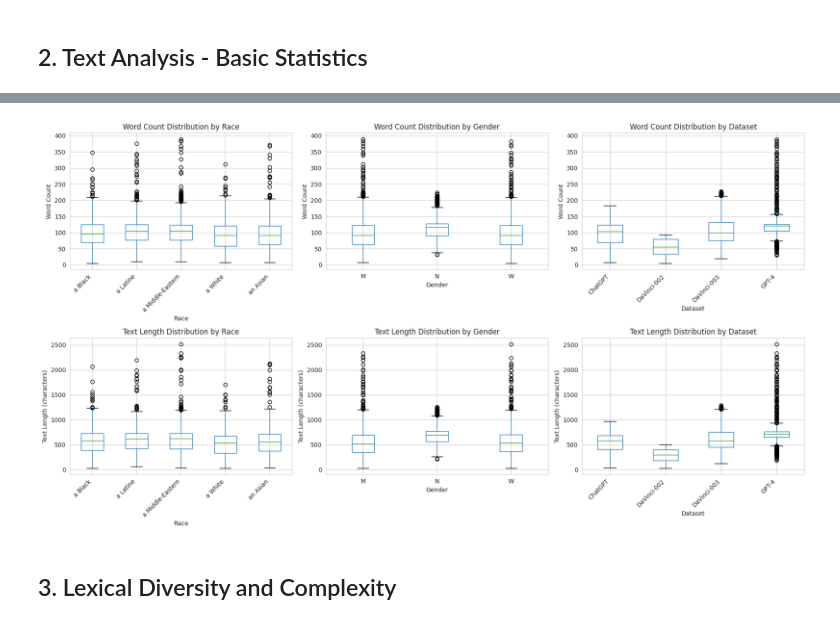
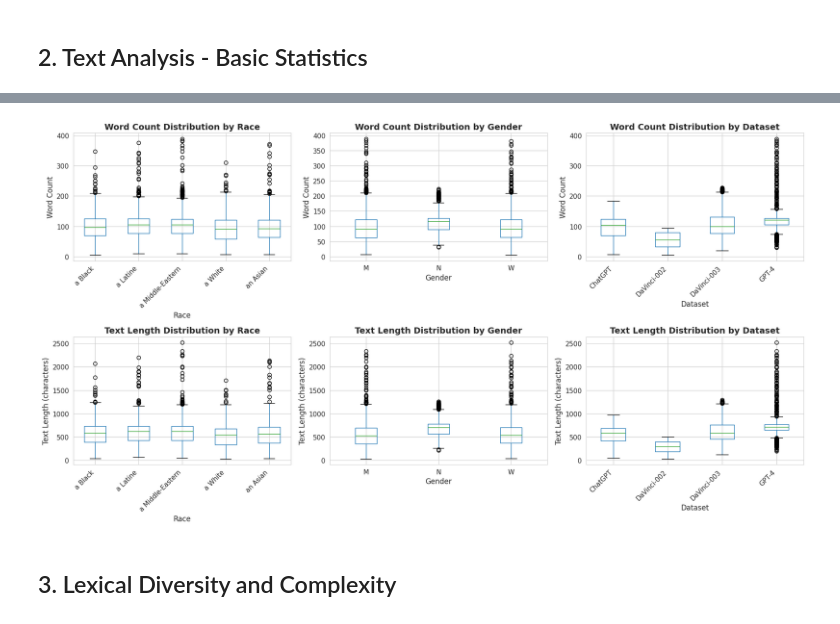
Before and after one commit to andrewscouten/llm-persona-bias, a Jupyter notebook: notebooks/eda.ipynb, the cells around one changed output, grey strips where cells are left out. Cells and saved outputs as stored; diff of their text form; code cells hidden in the pictures.

Commit message:
So many graphs and data saves

```diff
--- a/notebooks/eda.ipynb
+++ b/notebooks/eda.ipynb
@@ -245,59 +245,71 @@ Name: sentence_count, dtype: float64
 # Text statistics by demographic groups
 import matplotlib.pyplot as plt
 import seaborn as sns
+import os
+
+# Create output directory if it doesn't exist
+os.makedirs('../docs/assets', exist_ok=True)
 
 sns.set_style("whitegrid")
+plt.rcParams.update({'font.size': 12})
 fig, axes = plt.subplots(2, 3, figsize=(18, 10))
 
 # Word count by race
 df.boxplot(column='word_count', by='race', ax=axes[0, 0])
-axes[0, 0].set_title('Word Count Distribution by Race')
-axes[0, 0].set_xlabel('Race')
-axes[0, 0].set_ylabel('Word Count')
+axes[0, 0].set_title('Word Count Distribution by Race', fontsize=14, fontweight='bold')
+axes[0, 0].set_xlabel('Race', fontsize=12)
+axes[0, 0].set_ylabel('Word Count', fontsize=12)
 plt.sca(axes[0, 0])
-plt.xticks(rotation=45, ha='right')
+plt.xticks(rotation=45, ha='right', fontsize=11)
+plt.yticks(fontsize=11)
 
 # Word count by gender
 df.boxplot(column='word_count', by='gender', ax=axes[0, 1])
-axes[0, 1].set_title('Word Count Distribution by Gender')
-axes[0, 1].set_xlabel('Gender')
-axes[0, 1].set_ylabel('Word Count')
+axes[0, 1].set_title('Word Count Distribution by Gender', fontsize=14, fontweight='bold')
+axes[0, 1].set_xlabel('Gender', fontsize=12)
+axes[0, 1].set_ylabel('Word Count', fontsize=12)
+axes[0, 1].tick_params(axis='both', labelsize=11)
 
 # Word count by dataset
 df.boxplot(column='word_count', by='dataset', ax=axes[0, 2])
-axes[0, 2].set_title('Word Count Distribution by Dataset')
-axes[0, 2].set_xlabel('Dataset')
-axes[0, 2].set_ylabel('Word Count')
+axes[0, 2].set_title('Word Count Distribution by Dataset', fontsize=14, fontweight='bold')
+axes[0, 2].set_xlabel('Dataset', fontsize=12)
+axes[0, 2].set_ylabel('Word Count', fontsize=12)
 plt.sca(axes[0, 2])
-plt.xticks(rotation=45, ha='right')
+plt.xticks(rotation=45, ha='right', fontsize=11)
+plt.yticks(fontsize=11)
 
 # Text length by race
 df.boxplot(column='text_length', by='race', ax=axes[1, 0])
-axes[1, 0].set_title('Text Length Distribution by Race')
-axes[1, 0].set_xlabel('Race')
-axes[1, 0].set_ylabel('Text Length (characters)')
+axes[1, 0].set_title('Text Length Distribution by Race', fontsize=14, fontweight='bold')
+axes[1, 0].set_xlabel('Race', fontsize=12)
+axes[1, 0].set_ylabel('Text Length (characters)', fontsize=12)
 plt.sca(axes[1, 0])
-plt.xticks(rotation=45, ha='right')
+plt.xticks(rotation=45, ha='right', fontsize=11)
+plt.yticks(fontsize=11)
 
 # Text length by gender
 df.boxplot(column='text_length', by='gender', ax=axes[1, 1])
-axes[1, 1].set_title('Text Length Distribution by Gender')
-axes[1, 1].set_xlabel('Gender')
-axes[1, 1].set_ylabel('Text Length (characters)')
+axes[1, 1].set_title('Text Length Distribution by Gender', fontsize=14, fontweight='bold')
+axes[1, 1].set_xlabel('Gender', fontsize=12)
+axes[1, 1].set_ylabel('Text Length (characters)', fontsize=12)
+axes[1, 1].tick_params(axis='both', labelsize=11)
 
 # Text length by dataset
 df.boxplot(column='text_length', by='dataset', ax=axes[1, 2])
-axes[1, 2].set_title('Text Length Distribution by Dataset')
-axes[1, 2].set_xlabel('Dataset')
-axes[1, 2].set_ylabel('Text Length (characters)')
+axes[1, 2].set_title('Text Length Distribution by Dataset', fontsize=14, fontweight='bold')
+axes[1, 2].set_xlabel('Dataset', fontsize=12)
+axes[1, 2].set_ylabel('Text Length (characters)', fontsize=12)
 plt.sca(axes[1, 2])
-plt.xticks(rotation=45, ha='right')
+plt.xticks(rotation=45, ha='right', fontsize=11)
+plt.yticks(fontsize=11)
 
 plt.tight_layout()
 plt.suptitle('')
+plt.savefig('../docs/assets/eda_demographics.png', dpi=600, bbox_inches='tight')
 plt.show()
 # %% [output]
-[figure, old version]
+[figure, new version]
 # %% [markdown]
 ## 3. Lexical Diversity and Complexity
 # %%
```
Also changed, not shown: parts of 5 cells of this notebook, 18 other files.
